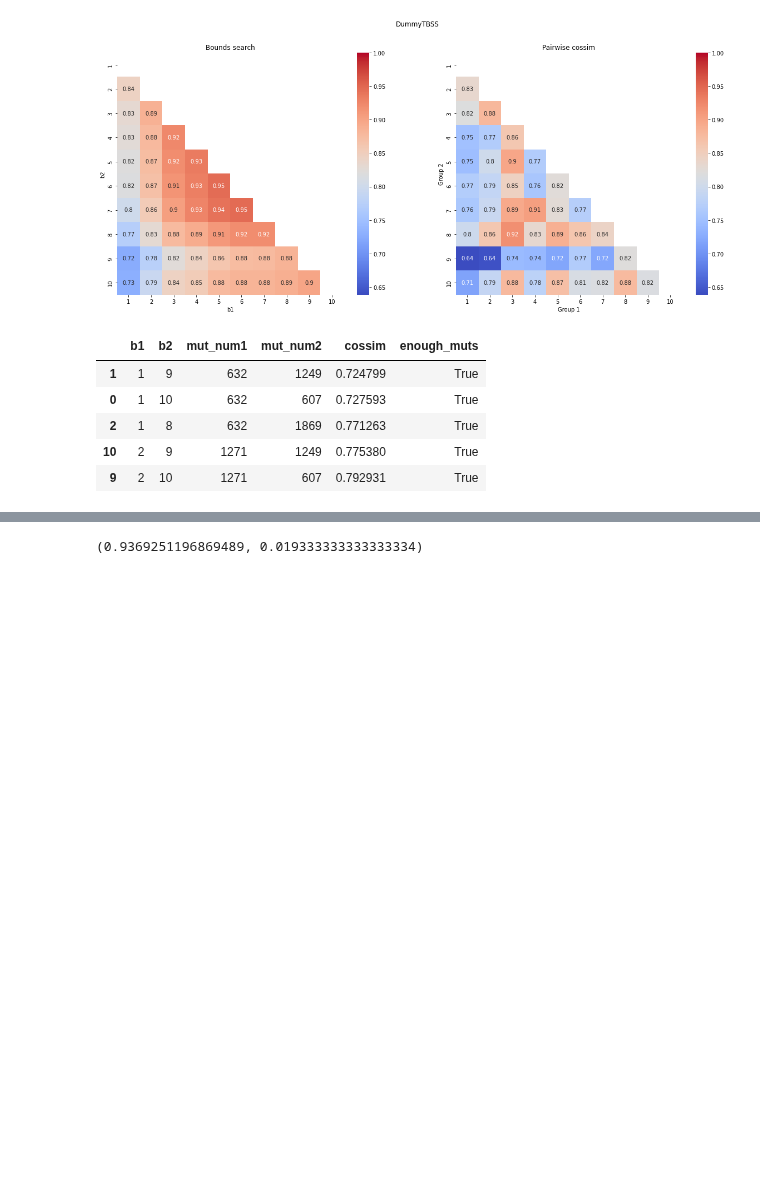
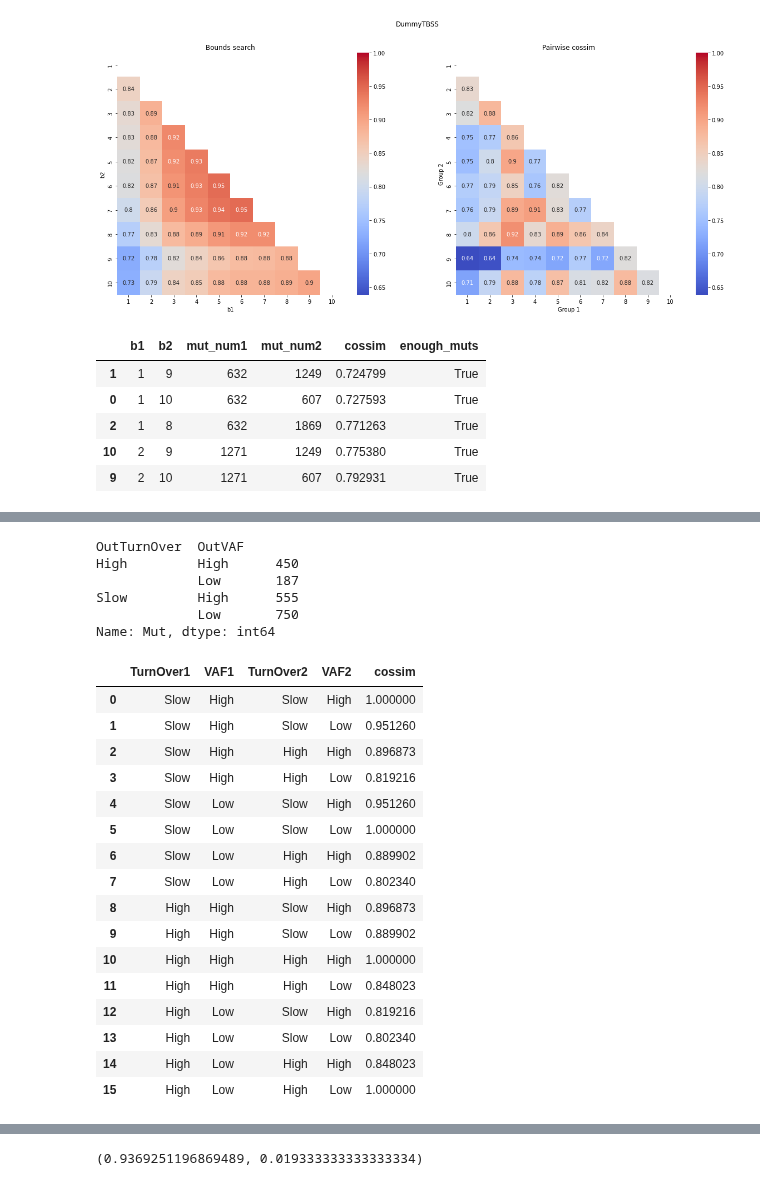
Before and after one commit to mitoclub/mtdnaMutSpecOfCancers, a Jupyter notebook: notebooks/mutspec.ipynb, the cells around one changed output, grey strips where cells are left out. Saved outputs shown, nothing was run; the diff lists cells and outputs as text; code cells hidden in the pictures; blank space fills up the shorter version.

```diff
--- a/notebooks/mutspec.ipynb
+++ b/notebooks/mutspec.ipynb
@@ -559,3 +561,17 @@ pair[pair.enough_muts].head(15)
 | 189 | 1 | 2 | 2 | 10 | 265 | 398 | 0.863937 | ... |
 | 237 | 2 | 6 | 2 | 7 | 540 | 255 | 0.865253 | ... |
 | 38 | 1 | 6 | 6 | 7 | 750 | 255 | 0.869162 | ... |
+# %%
+MutExDloop.loc[(MutExDloop.DummyTurnOver <= 1), "OutTurnOver"] = "Slow"
+MutExDloop.loc[(MutExDloop.DummyTurnOver >= 5), "OutTurnOver"] = "High"
+MutExDloop.loc[(MutExDloop.DummyVAF <= 2), "OutVAF"] = "Low"
+MutExDloop.loc[(MutExDloop.DummyVAF >= 7), "OutVAF"] = "High"
+# %%
+MutExDloop.groupby(["OutTurnOver", "OutVAF"]).Mut.count()
+# %% [output]
+OutTurnOver  OutVAF
+High         High      450
+             Low       187
+Slow         High      555
+             Low       750
+Name: Mut, dtype: int64
@@ -561,0 +581,49 @@ pair[pair.enough_muts].head(15)
+# %%
+data = []
+for to1 in MutExDloop.OutTurnOver.unique():
+    if not isinstance(to1, str):
+        continue
+    for vaf1 in MutExDloop.OutVAF.unique():
+        if not isinstance(vaf1, str):
+            continue
+        for to2 in MutExDloop.OutTurnOver.unique():
+            if not isinstance(to2, str):
+                continue
+            for vaf2 in MutExDloop.OutVAF.unique():
+                if not isinstance(vaf2, str):
+                    continue
+                sim = cossimExDloop(
+                    MutExDloop[(MutExDloop.OutTurnOver == to1) & (MutExDloop.OutVAF == vaf1)],
+                    MutExDloop[(MutExDloop.OutTurnOver == to2) & (MutExDloop.OutVAF == vaf2)],
+                )
+                one_data = {
+                    "TurnOver1": to1,
+                    "VAF1": vaf1,
+                    "TurnOver2": to2,
+                    "VAF2": vaf2,
+                    "cossim": sim,
+                }
+                data.append(one_data)
+                # if sim != 1:
+                #     print(f"mut1: TurnOver={to1}, VAF={vaf1}\nmut2: TurnOver={to2}, VAF={vaf2}\nCossim={sim}\n\n")
+# %%
+df = pd.DataFrame(data)
+df
+# %% [output]
+|  | TurnOver1 | VAF1 | TurnOver2 | VAF2 | cossim |
+| 0 | Slow | High | Slow | High | 1.000000 |
+| 1 | Slow | High | Slow | Low | 0.951260 |
+| 2 | Slow | High | High | High | 0.896873 |
+| 3 | Slow | High | High | Low | 0.819216 |
+| 4 | Slow | Low | Slow | High | 0.951260 |
+| 5 | Slow | Low | Slow | Low | 1.000000 |
+| 6 | Slow | Low | High | High | 0.889902 |
+| 7 | Slow | Low | High | Low | 0.802340 |
+| 8 | High | High | Slow | High | 0.896873 |
+| 9 | High | High | Slow | Low | 0.889902 |
+| 10 | High | High | High | High | 1.000000 |
+| 11 | High | High | High | Low | 0.848023 |
+| 12 | High | Low | Slow | High | 0.819216 |
+| 13 | High | Low | Slow | Low | 0.802340 |
+| 14 | High | Low | High | High | 0.848023 |
+| 15 | High | Low | High | Low | 1.000000 |
```
Also changed, not shown: parts of 4 cells of this notebook.
